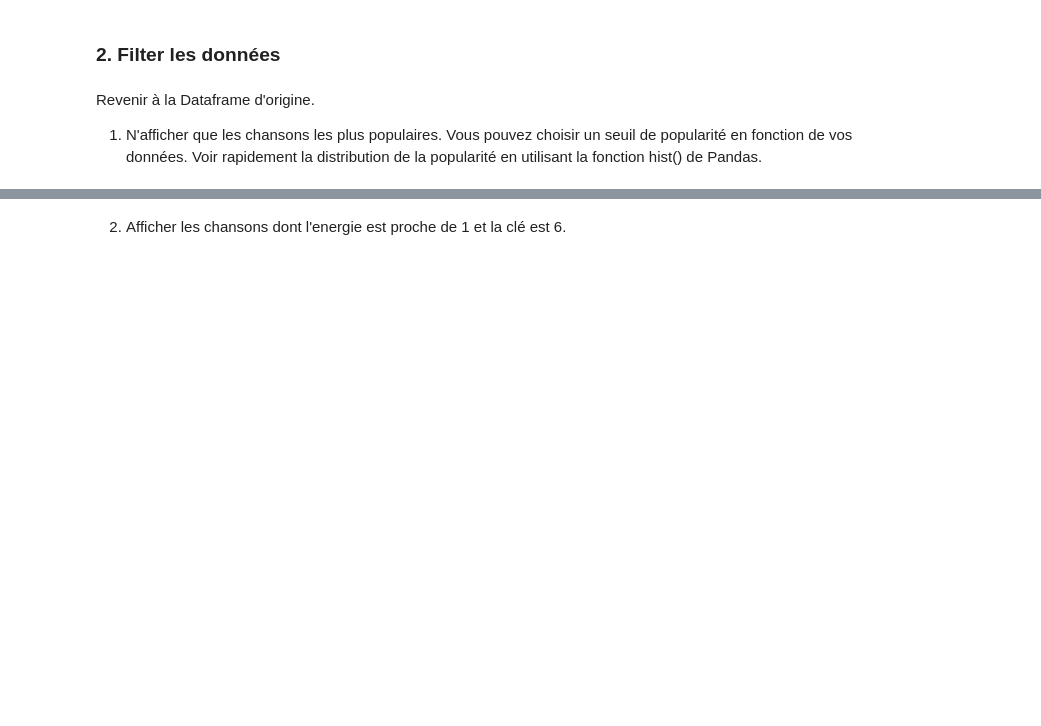
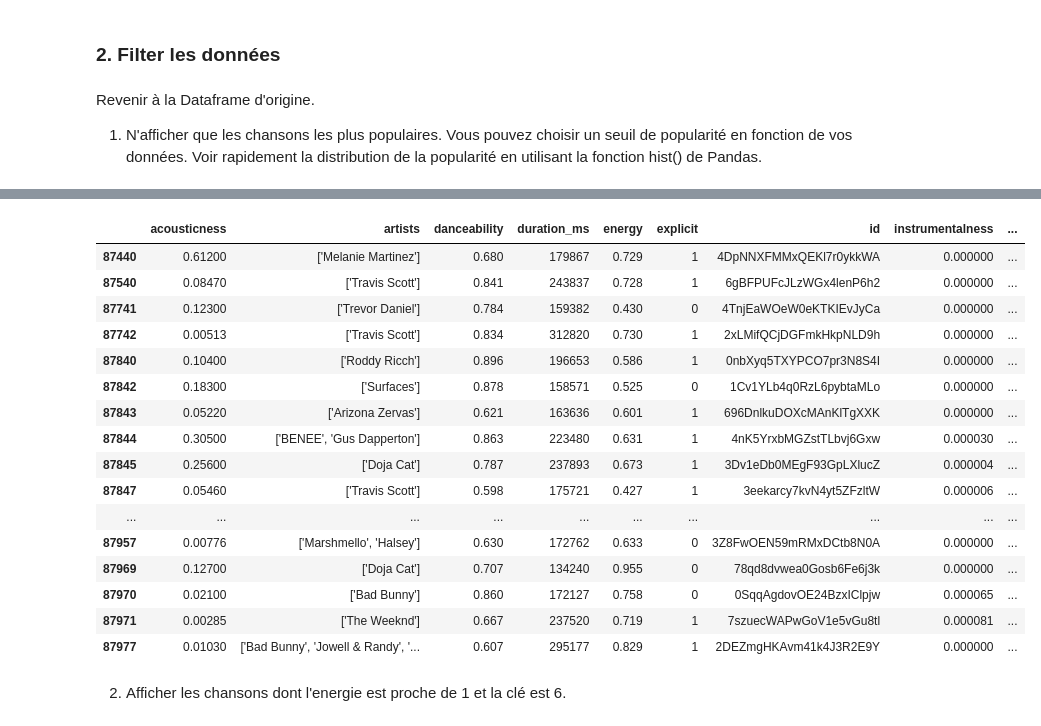
Before and after one commit to TahaBeno/Lab1_pandas, a Jupyter notebook: Lab1_pandas.ipynb, the cells around one changed output, grey strips where cells are left out. Cells and saved outputs as stored; diff of their text form; code cells hidden in the pictures; blank space fills up the shorter version.

```diff
--- a/Lab1_pandas.ipynb
+++ b/Lab1_pandas.ipynb
@@ -288,2 +370,22 @@ Revenir à la Dataframe d'origine.
+# %%
+df_pop
+# %% [output]
+|  | acousticness | artists | danceability | duration_ms | energy | explicit | id | instrumentalness | ... |
+| 87440 | 0.61200 | ['Melanie Martinez'] | 0.680 | 179867 | 0.729 | 1 | 4DpNNXFMMxQEKl7r0ykkWA | 0.000000 | ... |
+| 87540 | 0.08470 | ['Travis Scott'] | 0.841 | 243837 | 0.728 | 1 | 6gBFPUFcJLzWGx4lenP6h2 | 0.000000 | ... |
+| 87741 | 0.12300 | ['Trevor Daniel'] | 0.784 | 159382 | 0.430 | 0 | 4TnjEaWOeW0eKTKIEvJyCa | 0.000000 | ... |
+| 87742 | 0.00513 | ['Travis Scott'] | 0.834 | 312820 | 0.730 | 1 | 2xLMifQCjDGFmkHkpNLD9h | 0.000000 | ... |
+| 87840 | 0.10400 | ['Roddy Ricch'] | 0.896 | 196653 | 0.586 | 1 | 0nbXyq5TXYPCO7pr3N8S4I | 0.000000 | ... |
+| 87842 | 0.18300 | ['Surfaces'] | 0.878 | 158571 | 0.525 | 0 | 1Cv1YLb4q0RzL6pybtaMLo | 0.000000 | ... |
+| 87843 | 0.05220 | ['Arizona Zervas'] | 0.621 | 163636 | 0.601 | 1 | 696DnlkuDOXcMAnKlTgXXK | 0.000000 | ... |
+| 87844 | 0.30500 | ['BENEE', 'Gus Dapperton'] | 0.863 | 223480 | 0.631 | 1 | 4nK5YrxbMGZstTLbvj6Gxw | 0.000030 | ... |
+| 87845 | 0.25600 | ['Doja Cat'] | 0.787 | 237893 | 0.673 | 1 | 3Dv1eDb0MEgF93GpLXlucZ | 0.000004 | ... |
+| 87847 | 0.05460 | ['Travis Scott'] | 0.598 | 175721 | 0.427 | 1 | 3eekarcy7kvN4yt5ZFzltW | 0.000006 | ... |
+| ... | ... | ... | ... | ... | ... | ... | ... | ... | ... |
+| 87957 | 0.00776 | ['Marshmello', 'Halsey'] | 0.630 | 172762 | 0.633 | 0 | 3Z8FwOEN59mRMxDCtb8N0A | 0.000000 | ... |
+| 87969 | 0.12700 | ['Doja Cat'] | 0.707 | 134240 | 0.955 | 0 | 78qd8dvwea0Gosb6Fe6j3k | 0.000000 | ... |
+| 87970 | 0.02100 | ['Bad Bunny'] | 0.860 | 172127 | 0.758 | 0 | 0SqqAgdovOE24BzxIClpjw | 0.000065 | ... |
+| 87971 | 0.00285 | ['The Weeknd'] | 0.667 | 237520 | 0.719 | 1 | 7szuecWAPwGoV1e5vGu8tl | 0.000081 | ... |
+| 87977 | 0.01030 | ['Bad Bunny', 'Jowell & Randy', '... | 0.607 | 295177 | 0.829 | 1 | 2DEZmgHKAvm41k4J3R2E9Y | 0.000000 | ... |
 # %% [markdown]
 2. Afficher les chansons dont l'energie est proche de 1 et la clé est 6.
```
Also changed, not shown: parts of 17 cells of this notebook.
